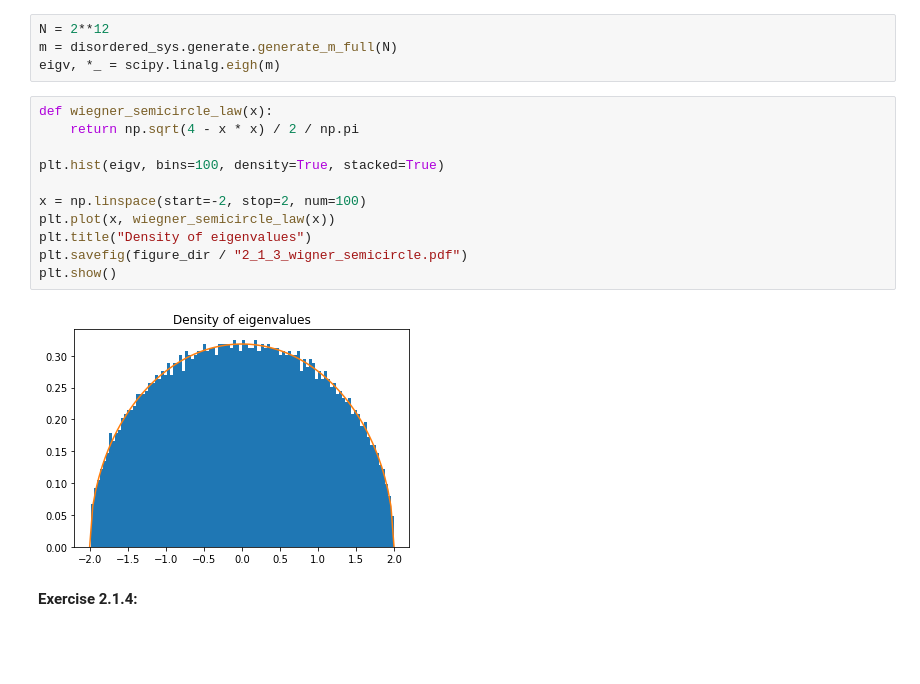
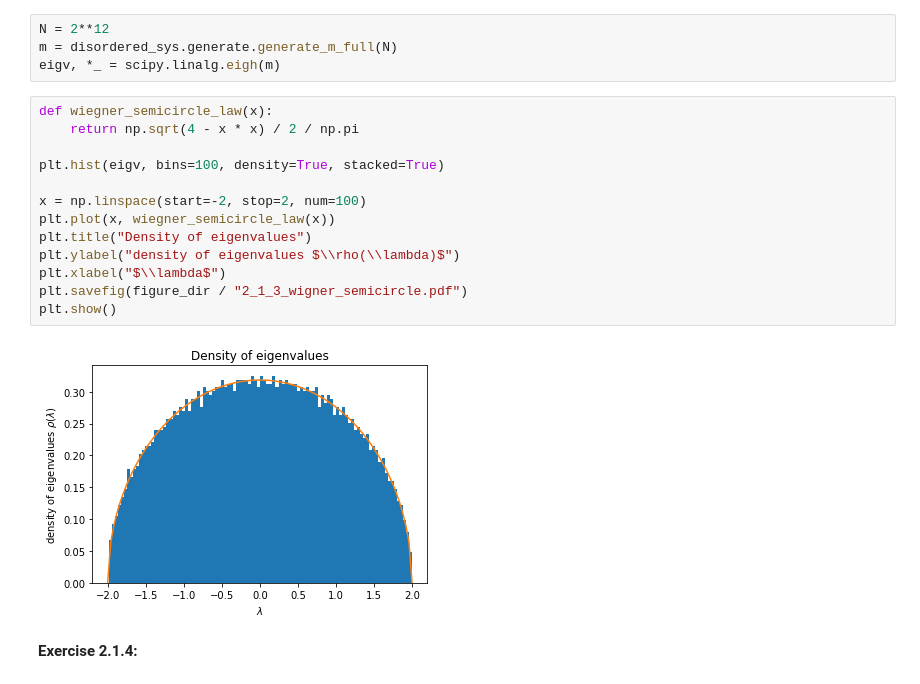
Before and after one commit to h-mnzlr/acpl-cavity_method, a Jupyter notebook: notebooks/1_random_matrices.sync.ipynb, the cells around one changed output. Saved outputs shown, nothing was run; the diff lists cells and outputs as text; blank space fills up the shorter version.

```diff
--- a/notebooks/1_random_matrices.sync.ipynb
+++ b/notebooks/1_random_matrices.sync.ipynb
@@ -98,16 +102,18 @@ eigv, *_ = scipy.linalg.eigh(m)
 # %%
 def wiegner_semicircle_law(x):
     return np.sqrt(4 - x * x) / 2 / np.pi
 
 plt.hist(eigv, bins=100, density=True, stacked=True)
 
 x = np.linspace(start=-2, stop=2, num=100)
 plt.plot(x, wiegner_semicircle_law(x))
 plt.title("Density of eigenvalues")
+plt.ylabel("density of eigenvalues $\\rho(\\lambda)$")
+plt.xlabel("$\\lambda$")
 plt.savefig(figure_dir / "2_1_3_wigner_semicircle.pdf")
 plt.show()
 # %% [output]
-[figure, old version]
+[figure, new version]
 # %% [markdown]
 **Exercise 2.1.4:**
 # %%
```
Also changed, not shown: parts of 6 cells of this notebook, 25 other files.
